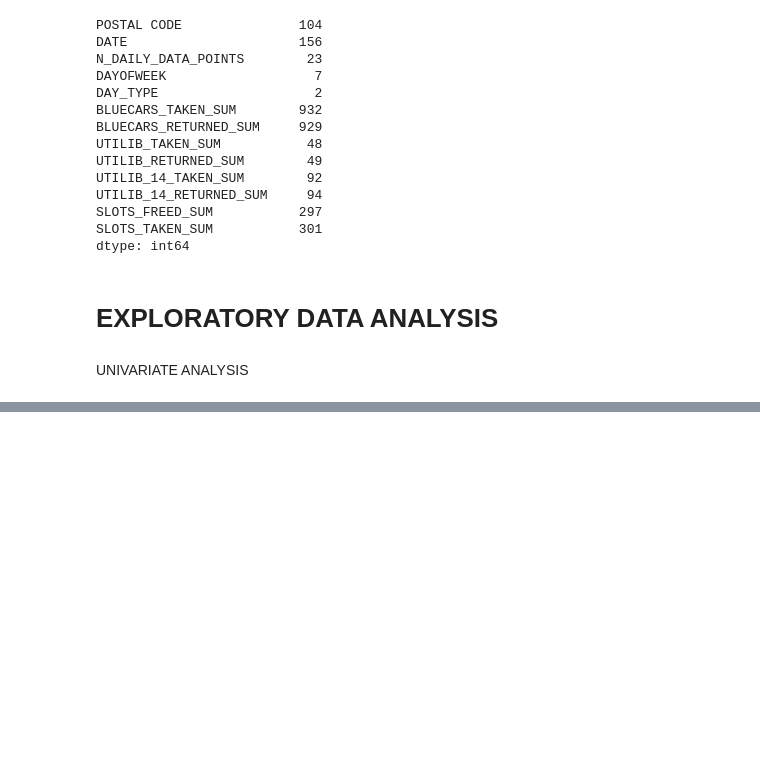
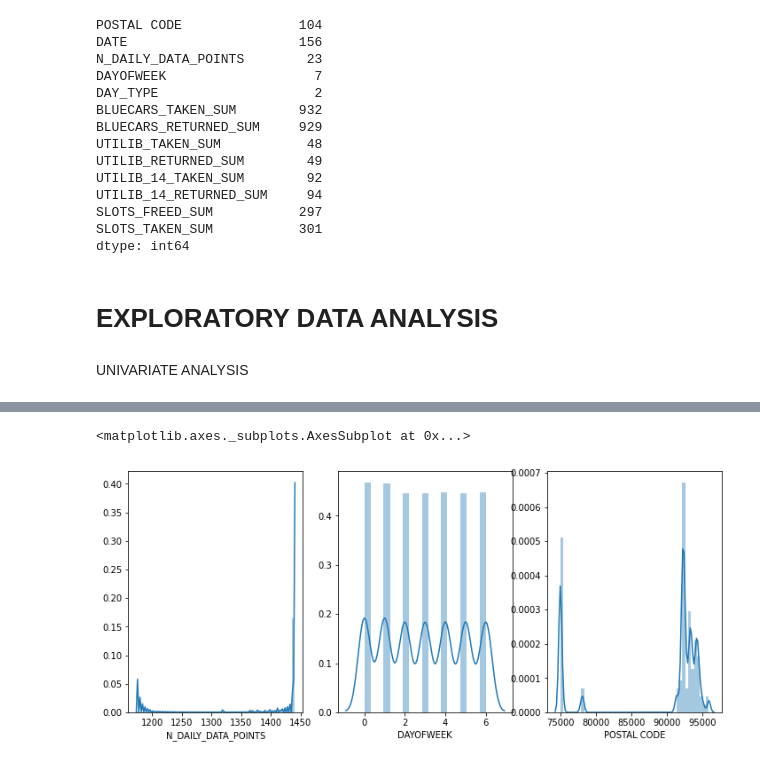
Before and after one commit to Kevinsamuelgitau/W9-IP, a Jupyter notebook: SAMUEL_GITAU_IP_CORE_W4.ipynb, the cells around one changed output, grey strips where cells are left out. Saved outputs shown, nothing was run; the diff lists cells and outputs as text; code cells hidden in the pictures; blank space fills up the shorter version.

```diff
--- a/SAMUEL_GITAU_IP_CORE_W4.ipynb
+++ b/SAMUEL_GITAU_IP_CORE_W4.ipynb
@@ -236,3 +236,13 @@ df.describe()
 | 50% | 92340.000000 | 1440.000000 | 3.000000 | 46.000000 | 46.000000 | ... |
 | 75% | 93400.000000 | 1440.000000 | 5.000000 | 135.000000 | 135.000000 | ... |
 | max | 95880.000000 | 1440.000000 | 6.000000 | 1352.000000 | 1332.000000 | ... |
+# %%
+# Visualizing Univariate Data
+# Histogram
+fig, (ax1,ax2,ax3) = plt.subplots(1,3, figsize = (12,5))
+sns.distplot(df['N_DAILY_DATA_POINTS'],ax = ax1)
+sns.distplot(df['DAYOFWEEK'],ax = ax2)
+sns.distplot(df['POSTAL CODE'],ax = ax3)
+# %% [output]
+<matplotlib.axes._subplots.AxesSubplot at 0x...>
+[figure, added]
```
Also changed, not shown: parts of 6 cells of this notebook.
